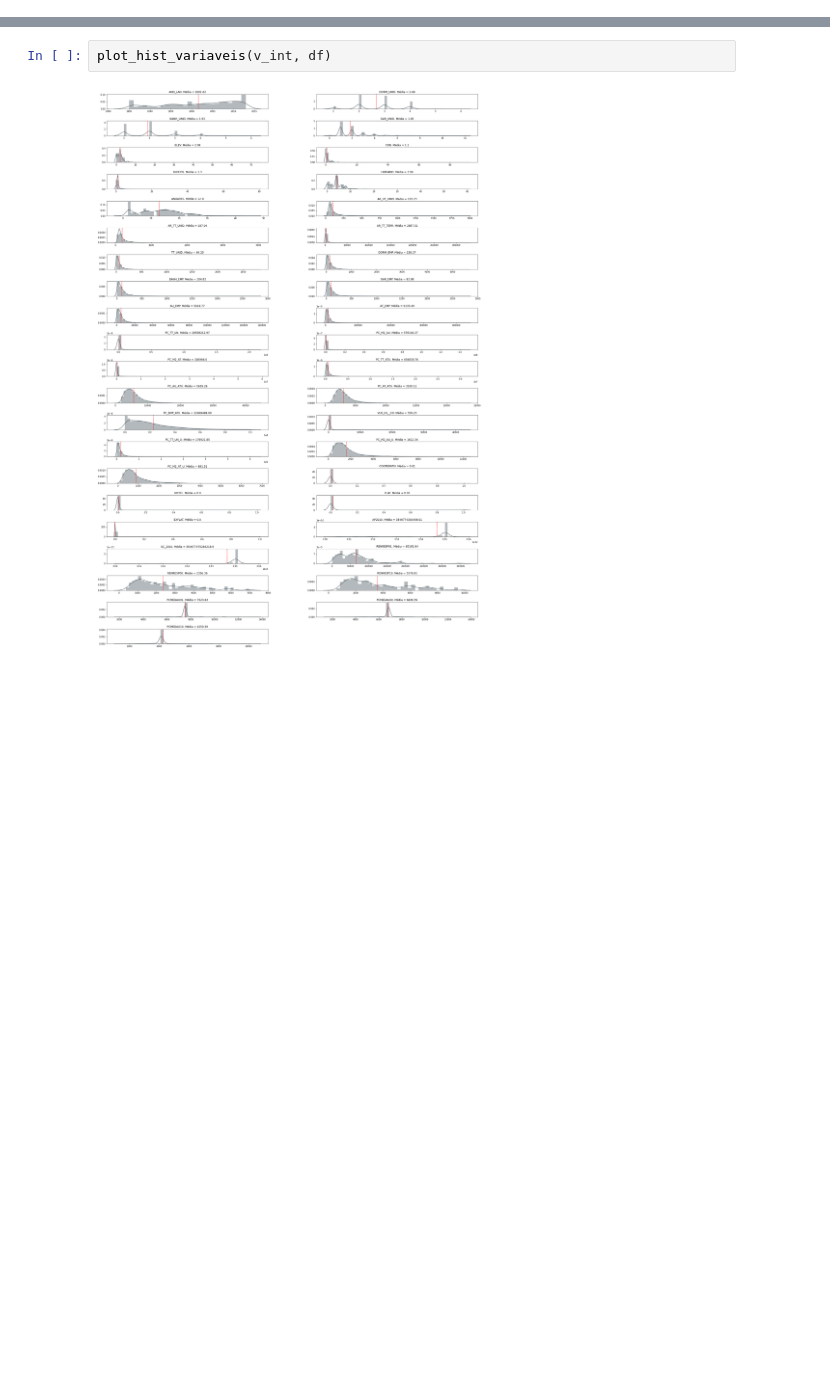
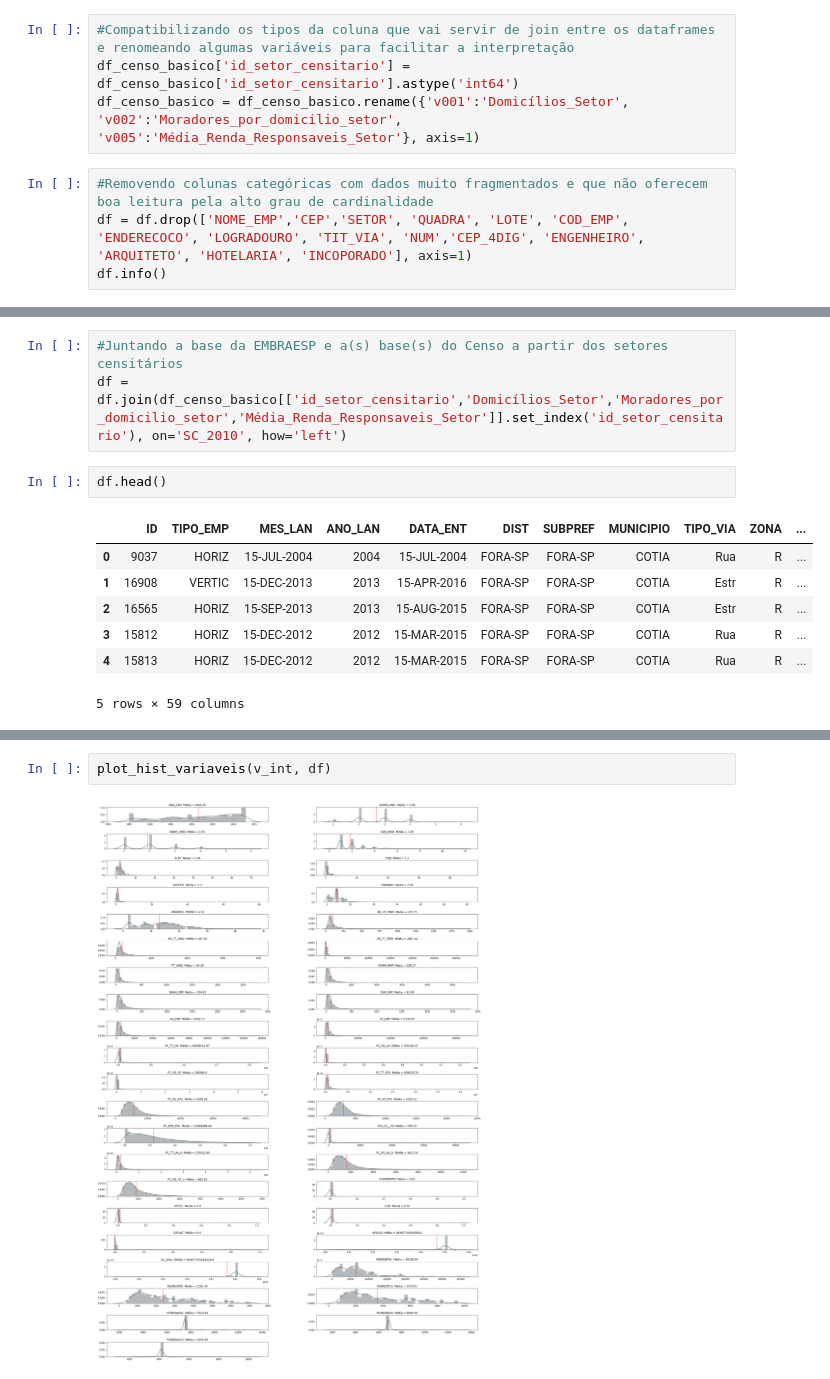
Before and after one commit to LissesCastro/Tera-Mercado-Imobiliario-SP, a Jupyter notebook: Codigo_EDA.ipynb, the cells around one changed output, grey strips where cells are left out. Drawn from its saved outputs; the diff is of its cells as text; blank space fills up the shorter version.

```diff
--- a/Codigo_EDA.ipynb
+++ b/Codigo_EDA.ipynb
@@ -192,0 +104,8 @@ df_sp = df.query("MUNICIPIO == 'SAO PAULO'")
+# %%
+#Compatibilizando os tipos da coluna que vai servir de join entre os dataframes e renomeando algumas variáveis para facilitar a interpretação
+df_censo_basico['id_setor_censitario'] = df_censo_basico['id_setor_censitario'].astype('int64')
+df_censo_basico = df_censo_basico.rename({'v001':'Domicílios_Setor', 'v002':'Moradores_por_domicilio_setor', 'v005':'Média_Renda_Responsaveis_Setor'}, axis=1)
+# %%
+#Removendo colunas categóricas com dados muito fragmentados e que não oferecem boa leitura pela alto grau de cardinalidade
+df = df.drop(['NOME_EMP','CEP','SETOR', 'QUADRA', 'LOTE', 'COD_EMP', 'ENDERECOCO', 'LOGRADOURO', 'TIT_VIA', 'NUM','CEP_4DIG', 'ENGENHEIRO', 'ARQUITETO', 'HOTELARIA', 'INCOPORADO'], axis=1)
+df.info()
@@ -192,0 +150,13 @@ df_sp = df.query("MUNICIPIO == 'SAO PAULO'")
+# %%
+#Juntando a base da EMBRAESP e a(s) base(s) do Censo a partir dos setores censitários
+df = df.join(df_censo_basico[['id_setor_censitario','Domicílios_Setor','Moradores_por_domicilio_setor','Média_Renda_Responsaveis_Setor']].set_index('id_setor_censitario'), on='SC_2010', how='left')
+# %%
+df.head()
+# %% [output]
+|  | ID | TIPO_EMP | MES_LAN | ANO_LAN | DATA_ENT | DIST | SUBPREF | MUNICIPIO | TIPO_VIA | ZONA | ... |
+| 0 | 9037 | HORIZ | 15-JUL-2004 | 2004 | 15-JUL-2004 | FORA-SP | FORA-SP | COTIA | Rua | R | ... |
+| 1 | 16908 | VERTIC | 15-DEC-2013 | 2013 | 15-APR-2016 | FORA-SP | FORA-SP | COTIA | Estr | R | ... |
+| 2 | 16565 | HORIZ | 15-SEP-2013 | 2013 | 15-AUG-2015 | FORA-SP | FORA-SP | COTIA | Estr | R | ... |
+| 3 | 15812 | HORIZ | 15-DEC-2012 | 2012 | 15-MAR-2015 | FORA-SP | FORA-SP | COTIA | Rua | R | ... |
+| 4 | 15813 | HORIZ | 15-DEC-2012 | 2012 | 15-MAR-2015 | FORA-SP | FORA-SP | COTIA | Rua | R | ... |
+5 rows × 59 columns
```
Also changed, not shown: parts of 36 cells of this notebook.
